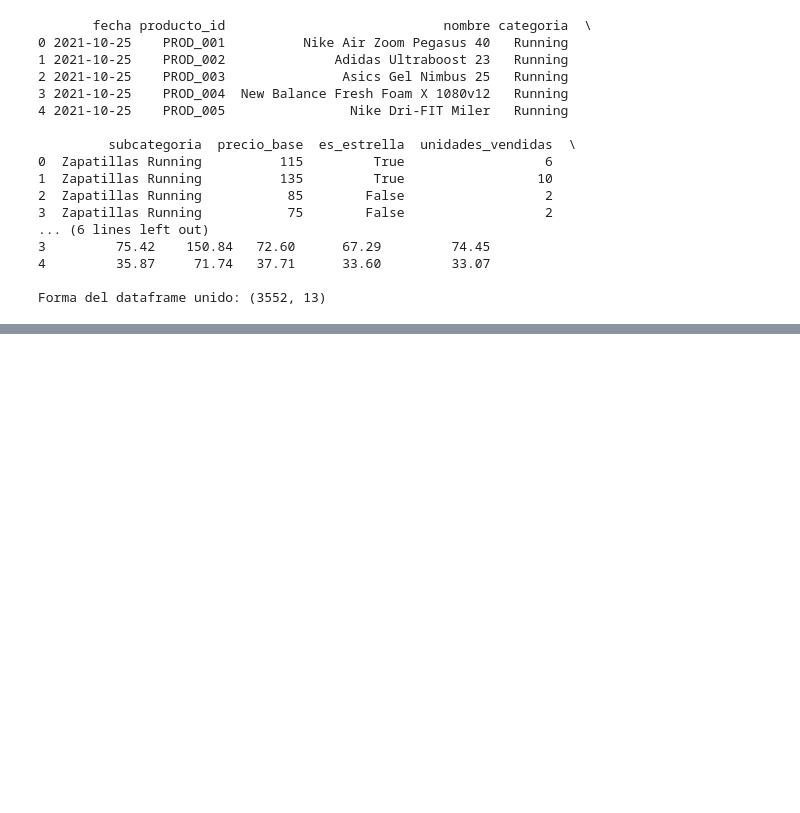
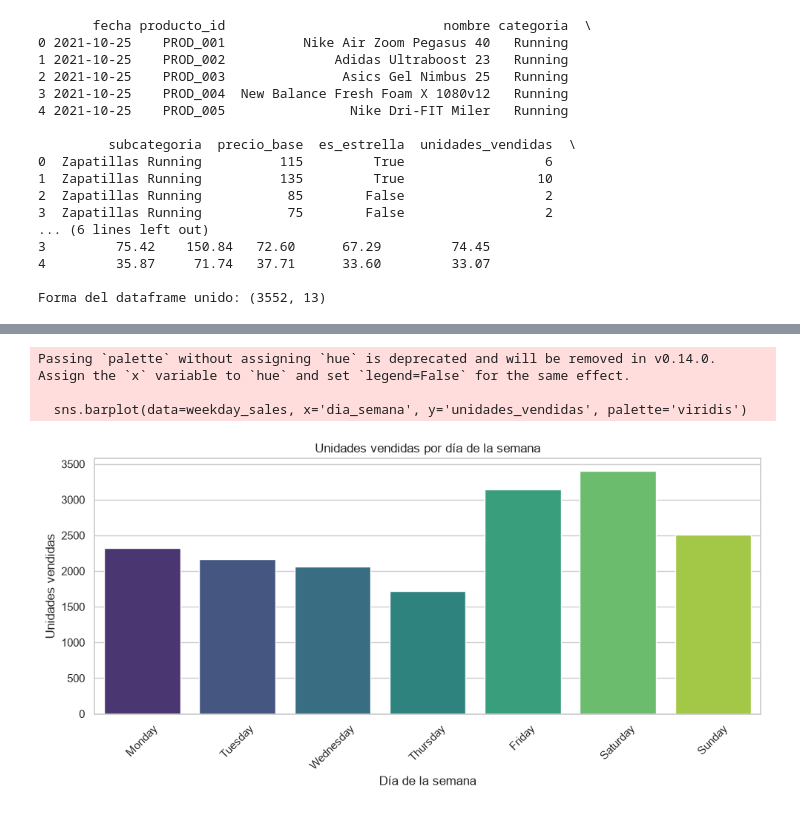
Before and after one commit to giralrez/Proyecto-Forecasting-retail-DS, a Jupyter notebook: notebooks/entrenamiento.ipynb, the cells around one changed output, grey strips where cells are left out. Drawn from its saved outputs; the diff is of its cells as text; code cells hidden in the pictures; blank space fills up the shorter version.

```diff
--- a/notebooks/entrenamiento.ipynb
+++ b/notebooks/entrenamiento.ipynb
@@ -199,0 +222,23 @@ Forma del dataframe unido: (3552, 13)
+# %%
+# Preparar el dataframe unificado para el análisis exploratorio
+ventas_df = df_ventas.copy()
+competencia_df = df_competencia.copy()
+
+ventas_df['fecha'] = pd.to_datetime(ventas_df['fecha'], errors='coerce')
+competencia_df['fecha'] = pd.to_datetime(competencia_df['fecha'], errors='coerce')
+
+df = ventas_df.merge(competencia_df, on=['fecha', 'producto_id'], how='inner')
+
+df['anio'] = df['fecha'].dt.year
+df['mes'] = df['fecha'].dt.month
+df['dia_semana'] = df['fecha'].dt.day_name()
+
+print('Forma del dataframe unido:', df.shape)
+print('Rango de fechas:', df['fecha'].min(), 'a', df['fecha'].max())
+print('Productos únicos:', df['producto_id'].nunique())
+print('Categorías:', sorted(df['categoria'].unique().tolist()))
+print('Subcategorías:', sorted(df['subcategoria'].unique().tolist()))
+print('\nResumen numérico:')
+print(df[['precio_base', 'precio_venta', 'unidades_vendidas', 'ingresos', 'Amazon', 'Decathlon', 'Deporvillage']].describe().T)
+print('\nNulos por columna:')
+print(df.isnull().sum())
@@ -208,0 +328,23 @@ df.head()
+# %%
+# 2) Suma de unidades vendidas por día de la semana
+weekday_sales = (
+    df.groupby('dia_semana')['unidades_vendidas']
+    .sum()
+    .reindex(['Monday','Tuesday','Wednesday','Thursday','Friday','Saturday','Sunday'])
+    .reset_index()
+)
+
+plt.figure(figsize=(10, 5))
+sns.set_theme(style='whitegrid')
+sns.barplot(data=weekday_sales, x='dia_semana', y='unidades_vendidas', palette='viridis')
+plt.title('Unidades vendidas por día de la semana')
+plt.xlabel('Día de la semana')
+plt.ylabel('Unidades vendidas')
+plt.xticks(rotation=45)
+plt.tight_layout()
+plt.show()
+# %% [output]
+Passing `palette` without assigning `hue` is deprecated and will be removed in v0.14.0. Assign the `x` variable to `hue` and set `legend=False` for the same effect.
+
+  sns.barplot(data=weekday_sales, x='dia_semana', y='unidades_vendidas', palette='viridis')
+[figure, added]
```
Also changed, not shown: parts of 8 cells of this notebook.
